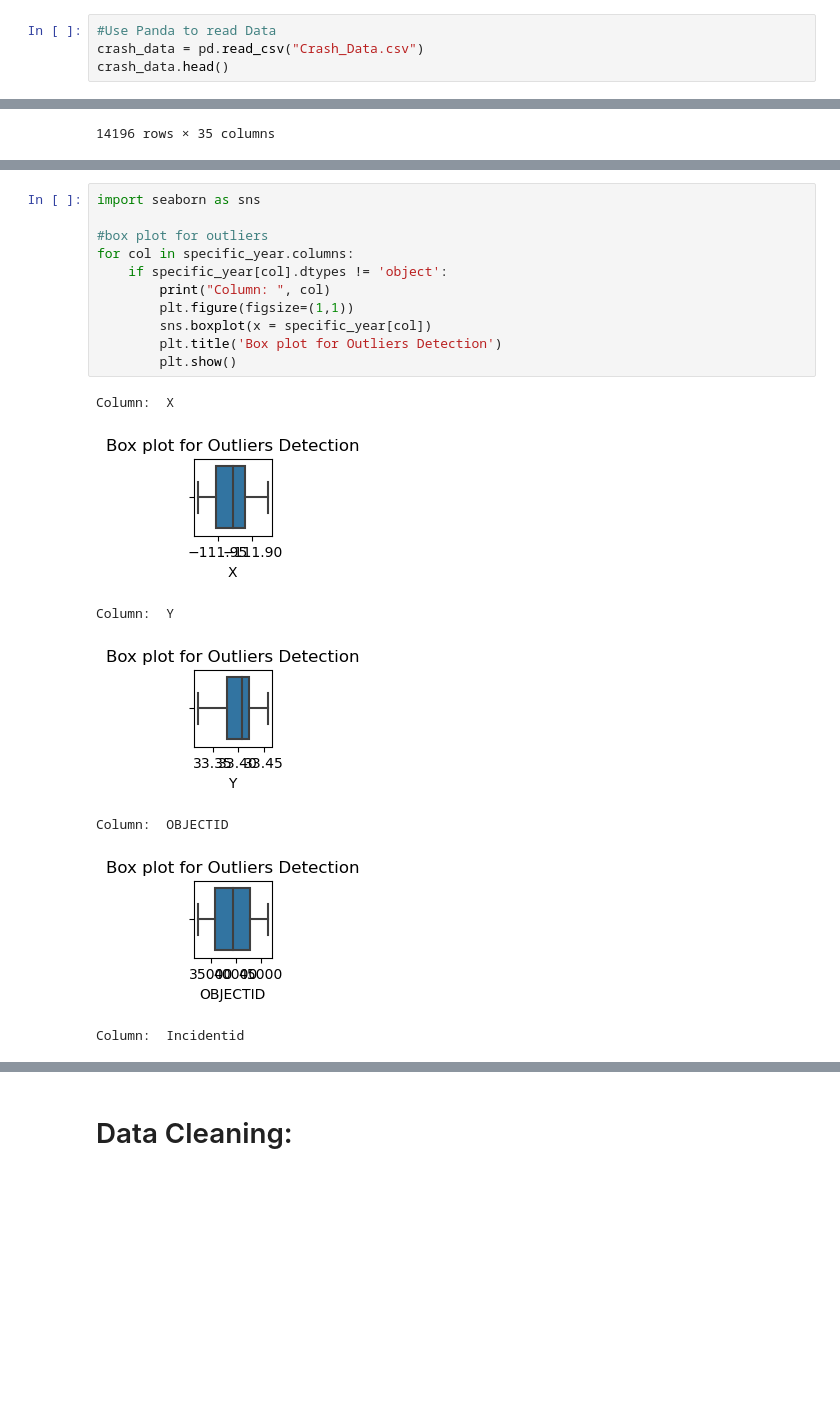
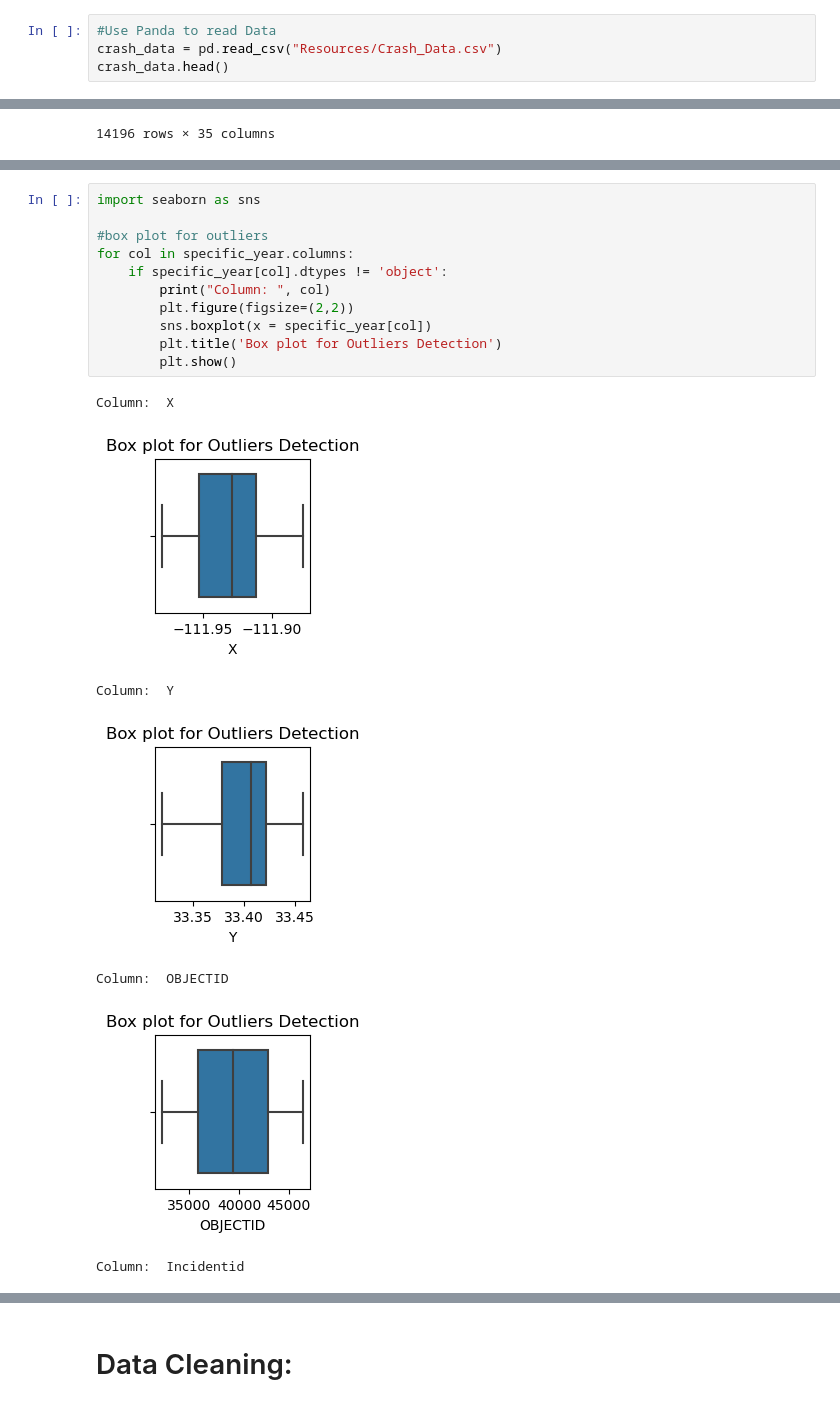
Before and after one commit to DeStafford/Project-1-, a Jupyter notebook: JK_Project.ipynb, the cells around one changed output, grey strips where cells are left out. Saved outputs shown, nothing was run; the diff lists cells and outputs as text; blank space fills up the shorter version.

```diff
--- a/JK_Project.ipynb
+++ b/JK_Project.ipynb
@@ -13,7 +13,7 @@ warnings.filterwarnings("ignore")
 pd.set_option('display.max_columns', None)
 # %%
 #Use Panda to read Data
-crash_data = pd.read_csv("Crash_Data.csv")
+crash_data = pd.read_csv("Resources/Crash_Data.csv")
 crash_data.head()
 # %% [output]
 |  | X | Y | OBJECTID | Incidentid | DateTime | Year | StreetName | CrossStreet | Distance | ... |
@@ -139,19 +139,19 @@ specific_year.describe(include="object")
 # %%
 import seaborn as sns
 
 #box plot for outliers
 for col in specific_year.columns:
     if specific_year[col].dtypes != 'object':
         print("Column: ", col)
-        plt.figure(figsize=(1,1))
+        plt.figure(figsize=(2,2))
         sns.boxplot(x = specific_year[col])
         plt.title('Box plot for Outliers Detection')
         plt.show()
 # %% [output]
 Column:  X
-[figure, old version]
+[figure, new version]
 Column:  Y
-[figure, old version]
+[figure, new version]
 Column:  OBJECTID
-[figure, old version]
+[figure, new version]
 Column:  Incidentid
```
Also changed, not shown: parts of 15 cells of this notebook, 53 other files.
